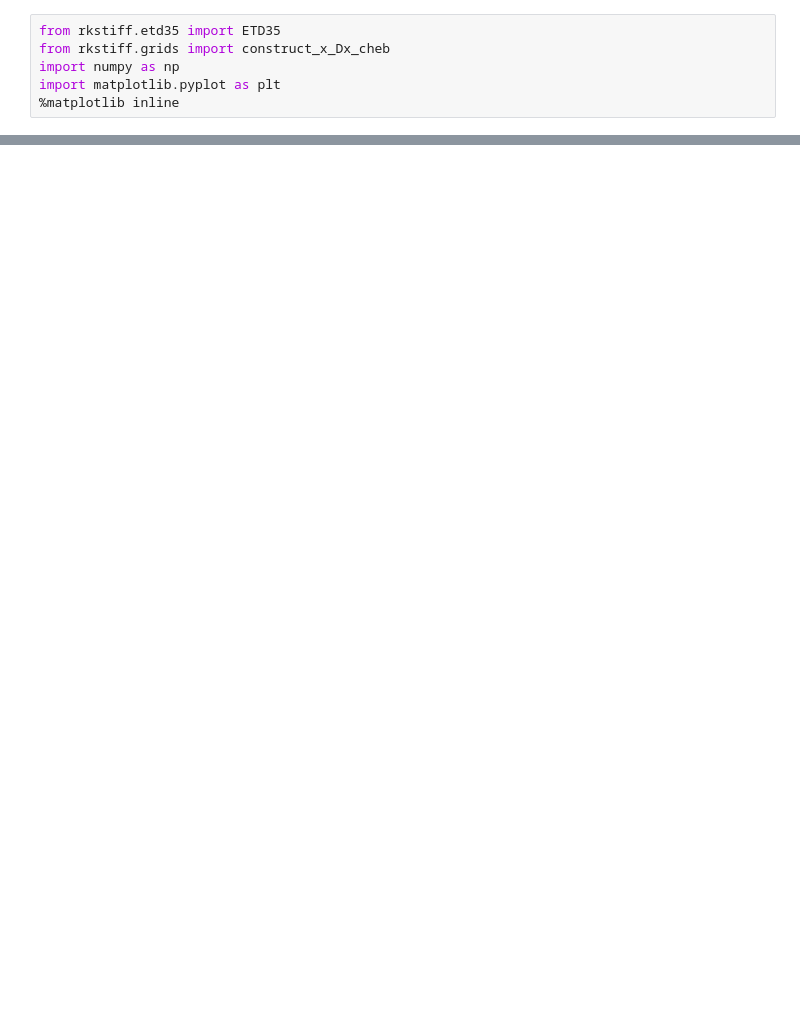
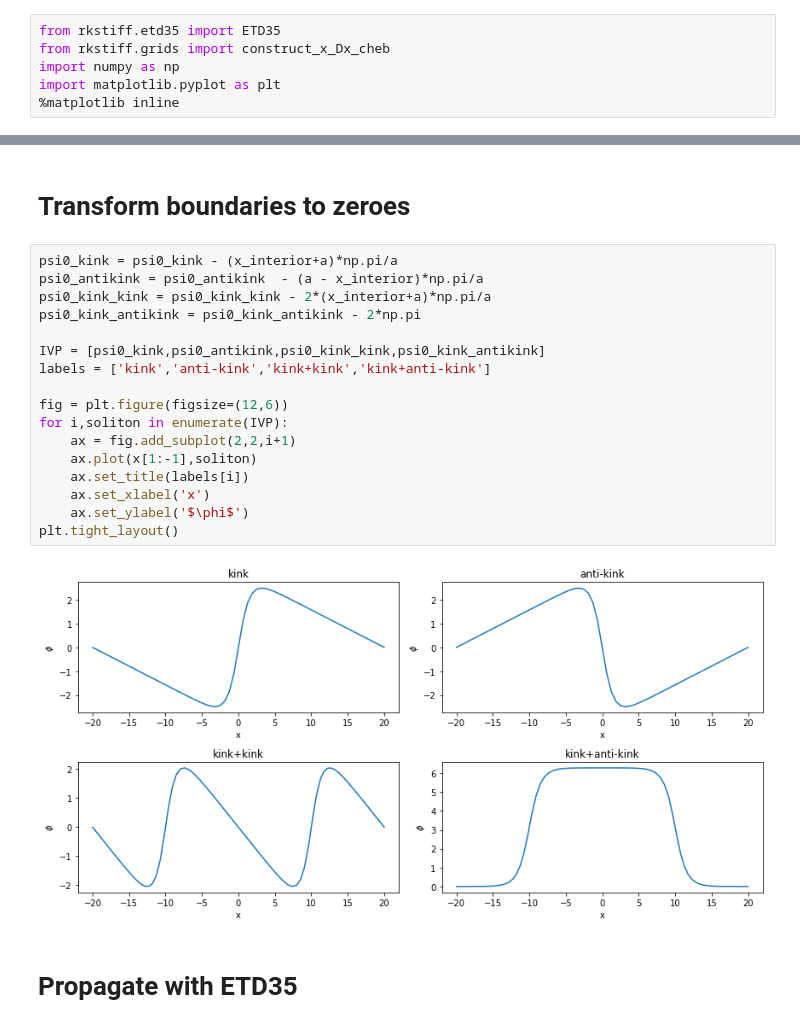
Before and after one commit to whalenpt/rkstiff, a Jupyter notebook: demos/sine_gordon.ipynb, the cells around one changed output, grey strips where cells are left out. Cells and saved outputs as stored; diff of their text form; blank space fills up the shorter version.

```diff
--- a/demos/sine_gordon.ipynb
+++ b/demos/sine_gordon.ipynb
@@ -144,0 +101,23 @@ Warning: linear matrix array has a large condition number of 1969407.88,
+# %% [markdown]
+# Transform boundaries to zeroes
+# %%
+psi0_kink = psi0_kink - (x_interior+a)*np.pi/a
+psi0_antikink = psi0_antikink  - (a - x_interior)*np.pi/a
+psi0_kink_kink = psi0_kink_kink - 2*(x_interior+a)*np.pi/a
+psi0_kink_antikink = psi0_kink_antikink - 2*np.pi
+
+IVP = [psi0_kink,psi0_antikink,psi0_kink_kink,psi0_kink_antikink]
+labels = ['kink','anti-kink','kink+kink','kink+anti-kink']
+
+fig = plt.figure(figsize=(12,6))
+for i,soliton in enumerate(IVP):
+    ax = fig.add_subplot(2,2,i+1)
+    ax.plot(x[1:-1],soliton)
+    ax.set_title(labels[i])
+    ax.set_xlabel('x')
+    ax.set_ylabel('$\phi$')
+plt.tight_layout()
+# %% [output]
+[figure, added]
+# %% [markdown]
+# Propagate with ETD35
```
Also changed, not shown: parts of 11 cells of this notebook, 5 other files.
